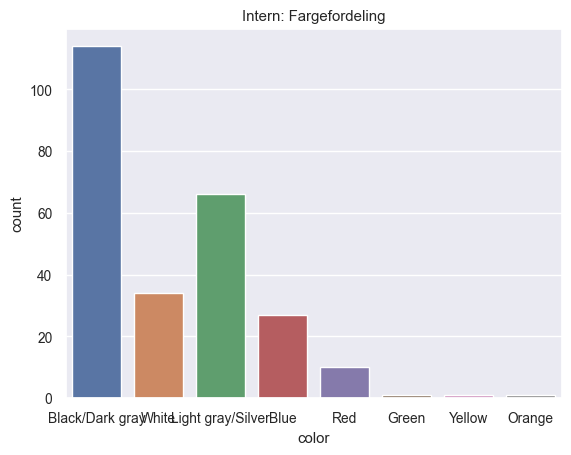
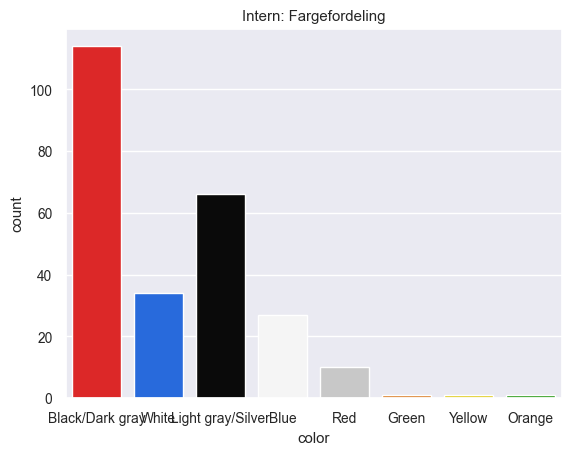
The notebook cell's code change between the first figure and the second:
--- before
+++ after
@@ -1,5 +1,6 @@
 for annotation_name, annotation in annotations.items():
     df = annotation["cars"]
-    fig = sns.countplot(data=df[df['model'] == other], x='color', hue='color')
+    fig = sns.countplot(data=df[df['model'] == other], x='color', hue='color',
+                        palette=["#fa0a0a", "#0a62fa", "#0a0a0a", "#f5f5f5", "#c8c8c8", "#f77e0d", "#ffe600", "#1aaf00"])
     fig.set_title(f'{annotation_name}: Fargefordeling')
     plt.show()

Commit: Color palette added